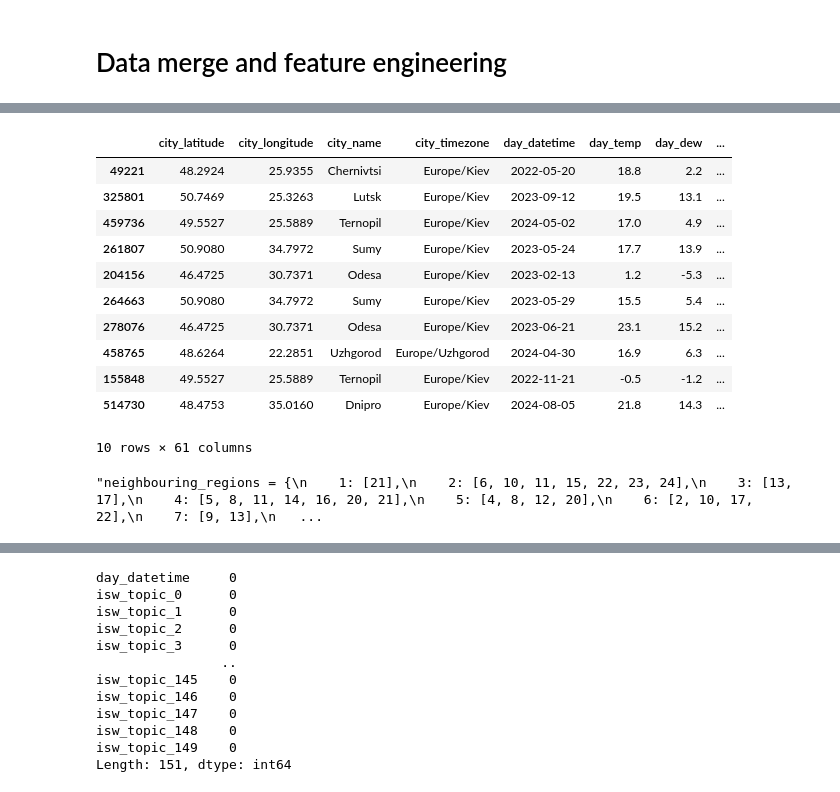
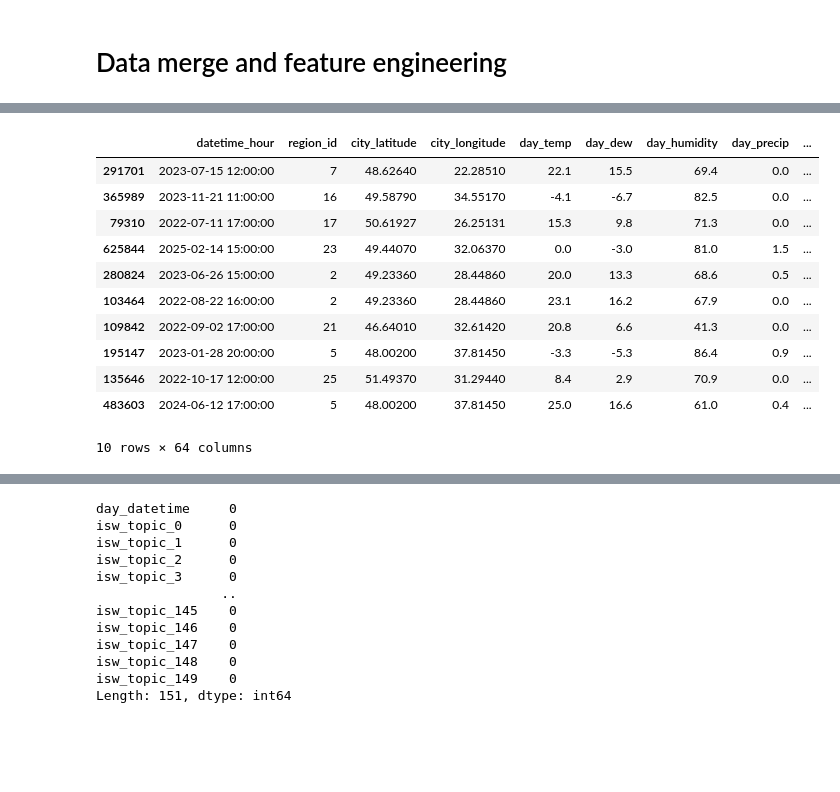
Before and after one commit to khorunzhaviktoriia/war-events-predictor-saas, a Jupyter notebook: forecasting/data_merge_feature_engineering.ipynb, the cells around one changed output, grey strips where cells are left out. Cells and saved outputs as stored; diff of their text form; code cells hidden in the pictures; blank space fills up the shorter version.

Commit message:
Data merge code latest version

```diff
--- a/forecasting/data_merge_feature_engineering.ipynb
+++ b/forecasting/data_merge_feature_engineering.ipynb
@@ -88,28 +88,40 @@ Data columns (total 56 columns):
 dtypes: bool(8), datetime64[us](1), float64(34), int64(6), str(7)
 memory usage: 242.1 MB
 # %%
-df_final['alarms_in_last_24h'] = df_final.groupby('region_id')['alarm_active'].rolling(window=24, min_periods=1).sum().reset_index(level=0, drop=True)
-df_final['alarm_in_last_hour'] = df_final.groupby('region_id')['alarm_active'].shift(1)
-df_final['total_active_alarms'] = df_final.groupby('datetime_hour')['alarm_active'].transform('sum')
+df_final = df_final.sort_values(["region_id", "datetime_hour"])
+
+df_final["alarm_lag_1"] = df_final.groupby("region_id")["alarm_active"].shift(1)
+df_final["alarm_lag_3"] = df_final.groupby("region_id")["alarm_active"].shift(3)
+df_final["alarm_lag_6"] = df_final.groupby("region_id")["alarm_active"].shift(6)
+df_final["alarm_lag_12"] = df_final.groupby("region_id")["alarm_active"].shift(12)
+
+lag_cols = ["alarm_lag_1","alarm_lag_3","alarm_lag_6","alarm_lag_12"]
+df_final[lag_cols] = df_final[lag_cols].fillna(0)
+
+df_final['alarms_in_last_24h'] = (df_final.groupby('region_id')['alarm_active'].transform(lambda x: x.shift(1).rolling(24, min_periods=1).sum()))
+
 df_final['is_weekend'] = df_final['day_of_week'].isin([5, 6]).astype(int)
 df_final['is_night'] = ((df_final['hour'] >= 23) | (df_final['hour'] <= 6)).astype(int)
 
+hourly_total = df_final.groupby('datetime_hour')['alarm_active'].sum().shift(1)
+df_final['total_active_alarms_lag1'] = df_final['datetime_hour'].map(hourly_total)
+
 df_final.sample(10)
 # %% [output]
-|  | city_latitude | city_longitude | city_name | city_timezone | day_datetime | day_temp | day_dew | ... |
-| 49221 | 48.2924 | 25.9355 | Chernivtsi | Europe/Kiev | 2022-05-20 | 18.8 | 2.2 | ... |
-| 325801 | 50.7469 | 25.3263 | Lutsk | Europe/Kiev | 2023-09-12 | 19.5 | 13.1 | ... |
-| 459736 | 49.5527 | 25.5889 | Ternopil | Europe/Kiev | 2024-05-02 | 17.0 | 4.9 | ... |
-| 261807 | 50.9080 | 34.7972 | Sumy | Europe/Kiev | 2023-05-24 | 17.7 | 13.9 | ... |
-| 204156 | 46.4725 | 30.7371 | Odesa | Europe/Kiev | 2023-02-13 | 1.2 | -5.3 | ... |
-| 264663 | 50.9080 | 34.7972 | Sumy | Europe/Kiev | 2023-05-29 | 15.5 | 5.4 | ... |
-| 278076 | 46.4725 | 30.7371 | Odesa | Europe/Kiev | 2023-06-21 | 23.1 | 15.2 | ... |
-| 458765 | 48.6264 | 22.2851 | Uzhgorod | Europe/Uzhgorod | 2024-04-30 | 16.9 | 6.3 | ... |
-| 155848 | 49.5527 | 25.5889 | Ternopil | Europe/Kiev | 2022-11-21 | -0.5 | -1.2 | ... |
-| 514730 | 48.4753 | 35.0160 | Dnipro | Europe/Kiev | 2024-08-05 | 21.8 | 14.3 | ... |
+|  | datetime_hour | region_id | city_latitude | city_longitude | day_temp | day_dew | day_humidity | day_precip | ... |
+| 291701 | 2023-07-15 12:00:00 | 7 | 48.62640 | 22.28510 | 22.1 | 15.5 | 69.4 | 0.0 | ... |
+| 365989 | 2023-11-21 11:00:00 | 16 | 49.58790 | 34.55170 | -4.1 | -6.7 | 82.5 | 0.0 | ... |
+| 79310 | 2022-07-11 17:00:00 | 17 | 50.61927 | 26.25131 | 15.3 | 9.8 | 71.3 | 0.0 | ... |
+| 625844 | 2025-02-14 15:00:00 | 23 | 49.44070 | 32.06370 | 0.0 | -3.0 | 81.0 | 1.5 | ... |
+| 280824 | 2023-06-26 15:00:00 | 2 | 49.23360 | 28.44860 | 20.0 | 13.3 | 68.6 | 0.5 | ... |
+| 103464 | 2022-08-22 16:00:00 | 2 | 49.23360 | 28.44860 | 23.1 | 16.2 | 67.9 | 0.0 | ... |
+| 109842 | 2022-09-02 17:00:00 | 21 | 46.64010 | 32.61420 | 20.8 | 6.6 | 41.3 | 0.0 | ... |
+| 195147 | 2023-01-28 20:00:00 | 5 | 48.00200 | 37.81450 | -3.3 | -5.3 | 86.4 | 0.9 | ... |
+| 135646 | 2022-10-17 12:00:00 | 25 | 51.49370 | 31.29440 | 8.4 | 2.9 | 70.9 | 0.0 | ... |
+| 483603 | 2024-06-12 17:00:00 | 5 | 48.00200 | 37.81450 | 25.0 | 16.6 | 61.0 | 0.4 | ... |
-10 rows × 61 columns
+10 rows × 64 columns
 # %%
-"""neighbouring_regions = {
+neighbouring_regions = {
     1: [21],
     2: [6, 10, 11, 15, 22, 23, 24],
     3: [13, 17],
@@ -138,26 +150,29 @@ df_final.sample(10)
     26: [10]
 }
 
-alarms_matrix = df_final.pivot_table(index='datetime_hour', columns='region_id', values='alarm_active', fill_value=0)
+alarms_matrix = df_final.pivot_table(
+    index='datetime_hour',
+    columns='region_id',
+    values='alarm_active',
+    fill_value=0
+)
 
-def get_neighbour_sum_safe(row):
-    region_id = row['region_id']
-    datetime = row['datetime_hour']
+neighbour_alarm_matrix = pd.DataFrame(index=alarms_matrix.index)
 
-    if region_id in neighbouring_regions:
-        neighbours = neighbouring_regions[region_id]
+for region, neighbours in neighbouring_regions.items():
+    valid_neighbours = [n for n in neighbours if n in alarms_matrix.columns]
 
-        if datetime in alarms_matrix.index:
-            valid_neighbours = [n for n in neighbours if n in alarms_matrix.columns]
+    if valid_neighbours:
+        neighbour_alarm_matrix[region] = alarms_matrix[valid_neighbours].sum(axis=1)
+    else:
+        neighbour_alarm_matrix[region] = 0
 
-            if valid_neighbours:
-                return alarms_matrix.loc[datetime, valid_neighbours].sum()
-    return 0
+neighbour_alarm_matrix = neighbour_alarm_matrix.shift(1)
 
-df_final['neighbour_alarms'] = df_final.apply(get_neighbour_sum_safe, axis=1)
+neighbour_alarm_long = (neighbour_alarm_matrix.stack().reset_index())
 
-df_final.sample(15)"""
+neighbour_alarm_long.columns = ['datetime_hour','region_id','neighbour_alarms']
+
+df_final = df_final.merge(neighbour_alarm_long,on=['datetime_hour', 'region_id'], how='left')
-# %% [output]
-"neighbouring_regions = {\n    1: [21],\n    2: [6, 10, 11, 15, 22, 23, 24],\n    3: [13, 17],\n    4: [5, 8, 11, 14, 16, 20, 21],\n    5: [4, 8, 12, 20],\n    6: [2, 10, 17, 22],\n    7: [9, 13],\n   ...
 # %%
 def calculate_hours_since_last(series):
```
Also changed, not shown: parts of 20 cells of this notebook.
